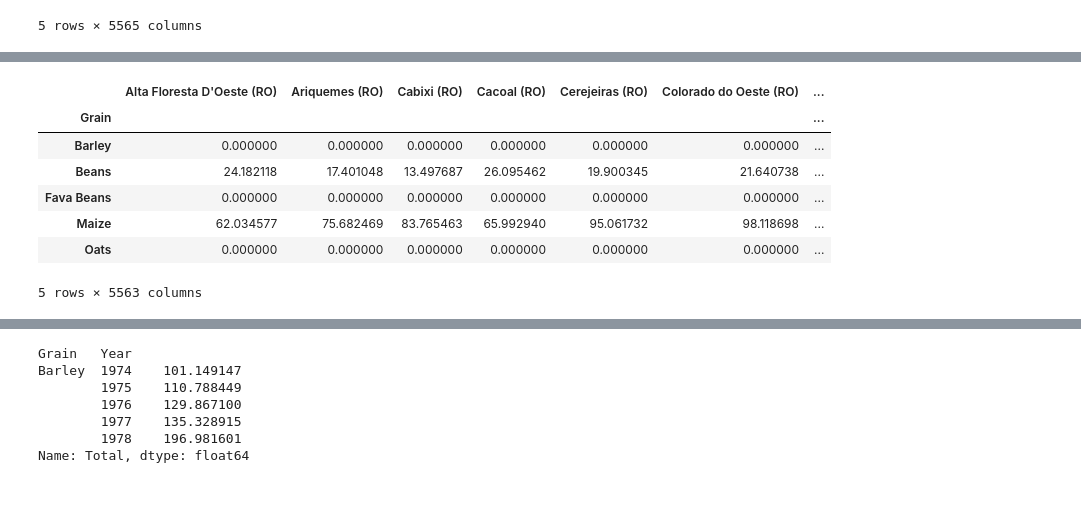
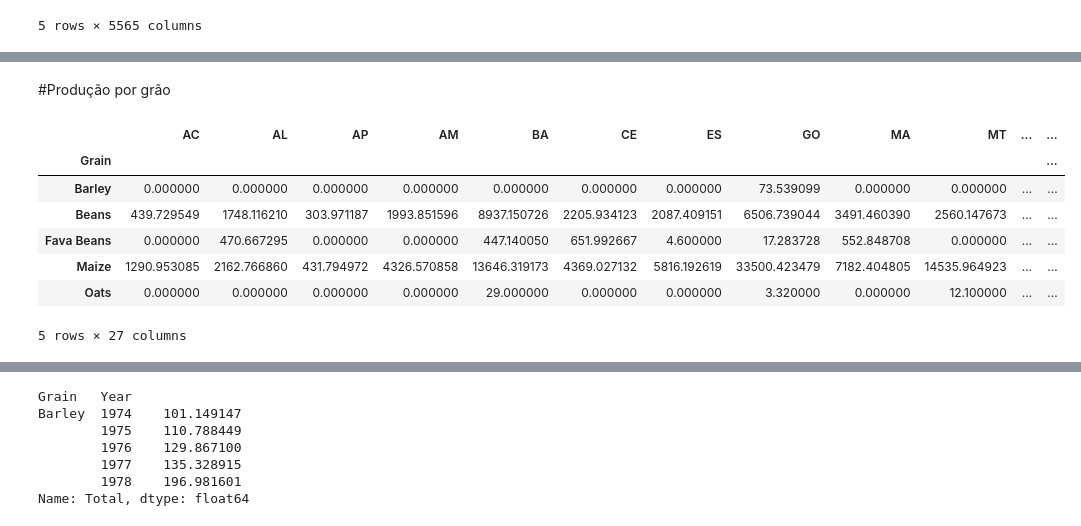
Before and after one commit to thiagomrs/icd2021projetoFinal, a Jupyter notebook: yield.ipynb, the cells around one changed output, grey strips where cells are left out. Drawn from its saved outputs; the diff is of its cells as text; code cells hidden in the pictures; blank space fills up the shorter version.

```diff
--- a/yield.ipynb
+++ b/yield.ipynb
@@ -80,15 +44,20 @@ Length: 5565, dtype: object
+# %%
+df_states['Year'] = df_states['Year'].astype(str)
+df_states['Grain'] = df_states['Grain'].astype(str)
+# %% [markdown]
+#Produção por grão
 # %%
-df_yield_per_grain = df_yield.drop(columns='Year').groupby(['Grain']).sum().copy()
+df_yield_per_grain = df_states.drop(columns='Year').groupby(['Grain']).sum().copy()
 df_yield_per_grain.head()
 # %% [output]
-|  | Alta Floresta D'Oeste (RO) | Ariquemes (RO) | Cabixi (RO) | Cacoal (RO) | Cerejeiras (RO) | Colorado do Oeste (RO) | ... |
-| Grain |  |  |  |  |  |  | ... |
-| Barley | 0.000000 | 0.000000 | 0.000000 | 0.000000 | 0.000000 | 0.000000 | ... |
-| Beans | 24.182118 | 17.401048 | 13.497687 | 26.095462 | 19.900345 | 21.640738 | ... |
-| Fava Beans | 0.000000 | 0.000000 | 0.000000 | 0.000000 | 0.000000 | 0.000000 | ... |
-| Maize | 62.034577 | 75.682469 | 83.765463 | 65.992940 | 95.061732 | 98.118698 | ... |
-| Oats | 0.000000 | 0.000000 | 0.000000 | 0.000000 | 0.000000 | 0.000000 | ... |
+|  | AC | AL | AP | AM | BA | CE | ES | GO | MA | MT | ... | ... |
+| Grain |  |  |  |  |  |  |  |  |  |  |  | ... |
+| Barley | 0.000000 | 0.000000 | 0.000000 | 0.000000 | 0.000000 | 0.000000 | 0.000000 | 73.539099 | 0.000000 | 0.000000 | ... | ... |
+| Beans | 439.729549 | 1748.116210 | 303.971187 | 1993.851596 | 8937.150726 | 2205.934123 | 2087.409151 | 6506.739044 | 3491.460390 | 2560.147673 | ... | ... |
+| Fava Beans | 0.000000 | 470.667295 | 0.000000 | 0.000000 | 447.140050 | 651.992667 | 4.600000 | 17.283728 | 552.848708 | 0.000000 | ... | ... |
+| Maize | 1290.953085 | 2162.766860 | 431.794972 | 4326.570858 | 13646.319173 | 4369.027132 | 5816.192619 | 33500.423479 | 7182.404805 | 14535.964923 | ... | ... |
+| Oats | 0.000000 | 0.000000 | 0.000000 | 0.000000 | 29.000000 | 0.000000 | 0.000000 | 3.320000 | 0.000000 | 12.100000 | ... | ... |
-5 rows × 5563 columns
+5 rows × 27 columns
 # %%
 df_yield_per_grain.insert(0, 'Total', np.zeros(df_yield_per_grain.index.shape))
 # %%
```
Also changed, not shown: parts of 38 cells of this notebook.
